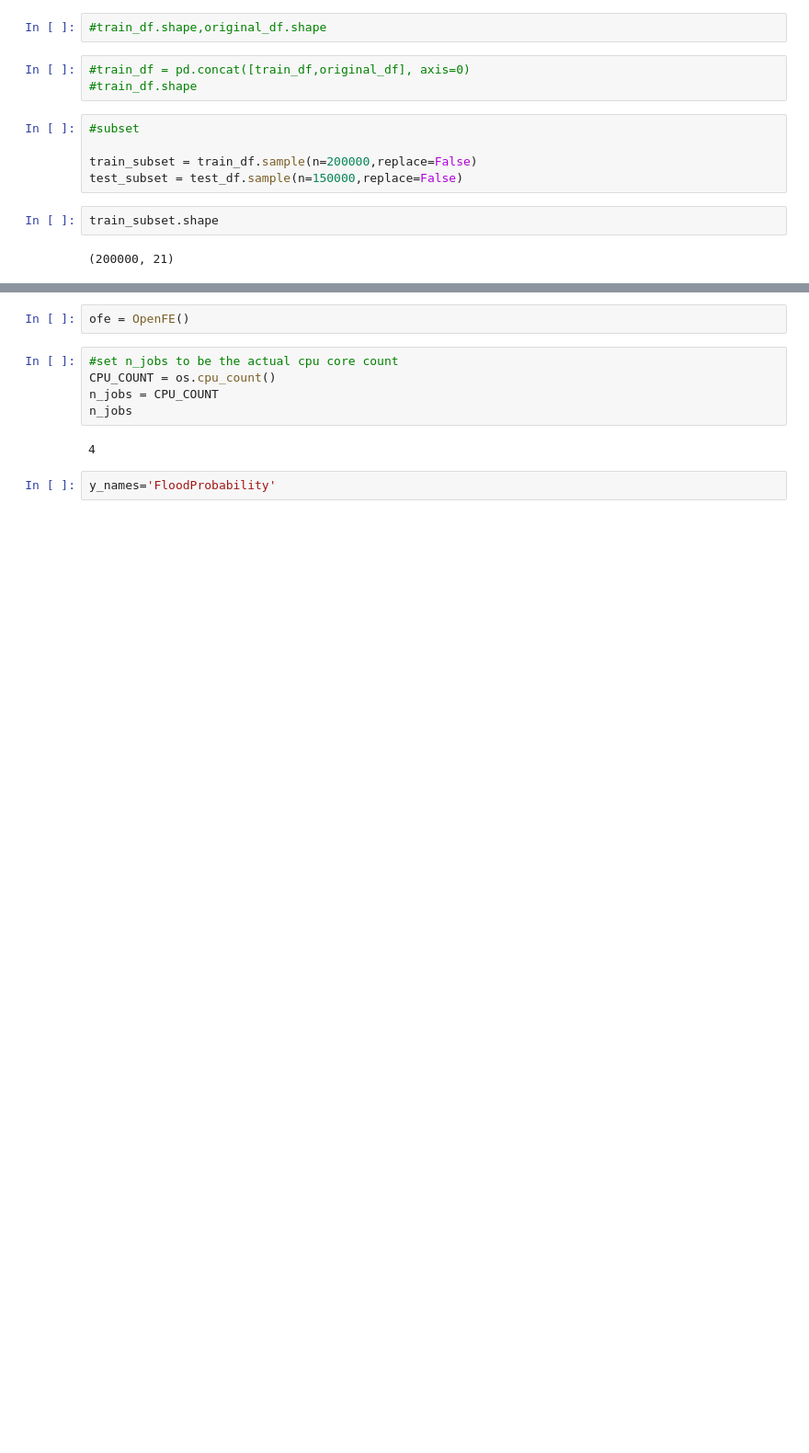
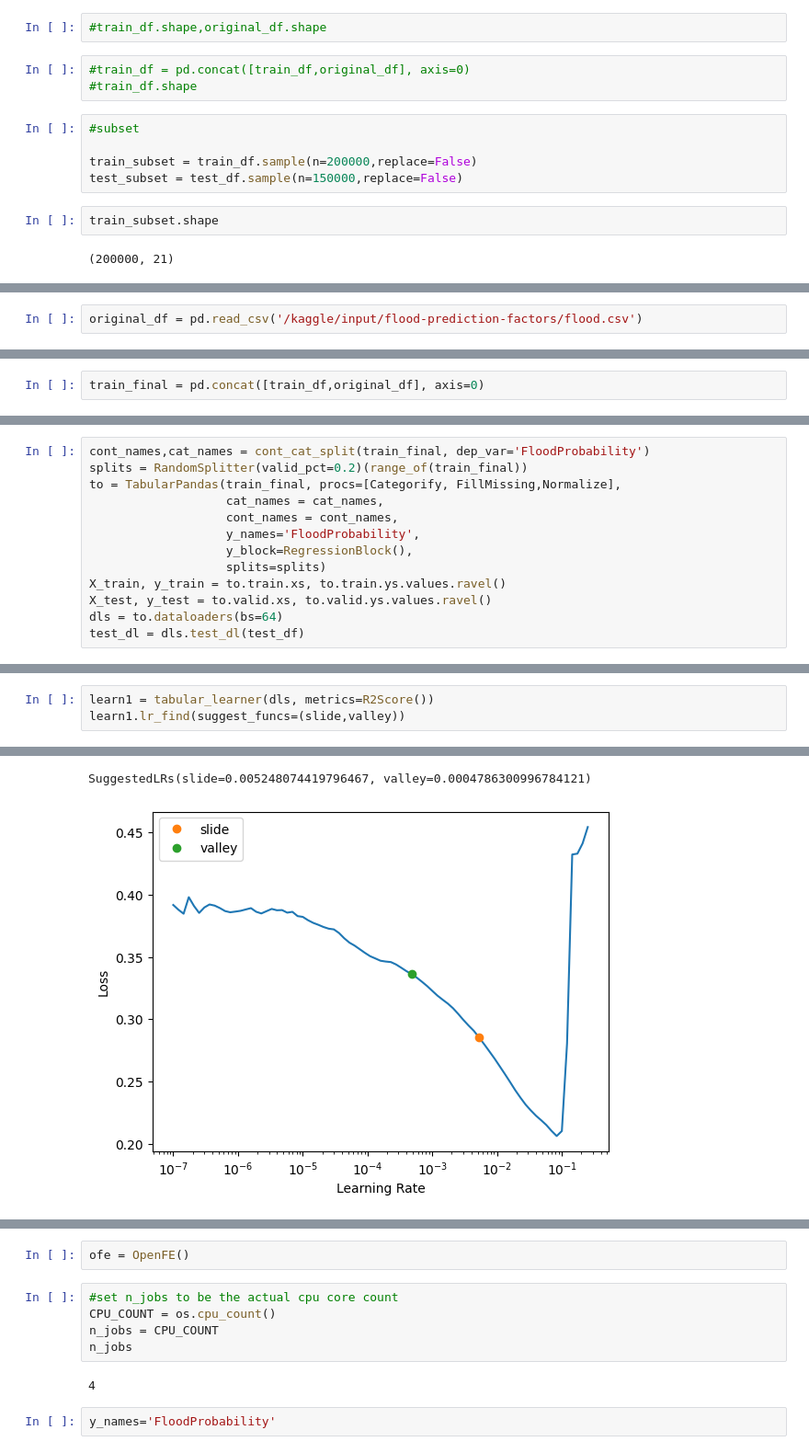
Before and after one commit to rubanzasilva/flood_prediction, a Jupyter notebook: s04e05-fastai.ipynb, the cells around one changed output, grey strips where cells are left out. Shown at 92% size. Drawn from its saved outputs; the diff is of its cells as text; blank space fills up the shorter version.

Commit message:
Kaggle Notebook | s04e05_fastai | Version 29

```diff
--- a/s04e05-fastai.ipynb
+++ b/s04e05-fastai.ipynb
@@ -131,0 +250,2 @@ train_subset.shape
+# %%
+original_df = pd.read_csv('/kaggle/input/flood-prediction-factors/flood.csv')
@@ -131,0 +256,2 @@ train_subset.shape
+# %%
+train_final = pd.concat([train_df,original_df], axis=0)
@@ -131,0 +264,13 @@ train_subset.shape
+# %%
+cont_names,cat_names = cont_cat_split(train_final, dep_var='FloodProbability')
+splits = RandomSplitter(valid_pct=0.2)(range_of(train_final))
+to = TabularPandas(train_final, procs=[Categorify, FillMissing,Normalize],
+                   cat_names = cat_names,
+                   cont_names = cont_names,
+                   y_names='FloodProbability',
+                   y_block=RegressionBlock(),
+                   splits=splits)
+X_train, y_train = to.train.xs, to.train.ys.values.ravel()
+X_test, y_test = to.valid.xs, to.valid.ys.values.ravel()
+dls = to.dataloaders(bs=64)
+test_dl = dls.test_dl(test_df)
@@ -131,0 +294,4 @@ train_subset.shape
+# %%
+learn1 = tabular_learner(dls, metrics=R2Score())
+learn1.lr_find(suggest_funcs=(slide,valley))
+# %% [output]
@@ -131,0 +299,2 @@ train_subset.shape
+SuggestedLRs(slide=0.005248074419796467, valley=0.0004786300996784121)
+[figure, added]
```
Also changed, not shown: parts of 57 cells of this notebook.
